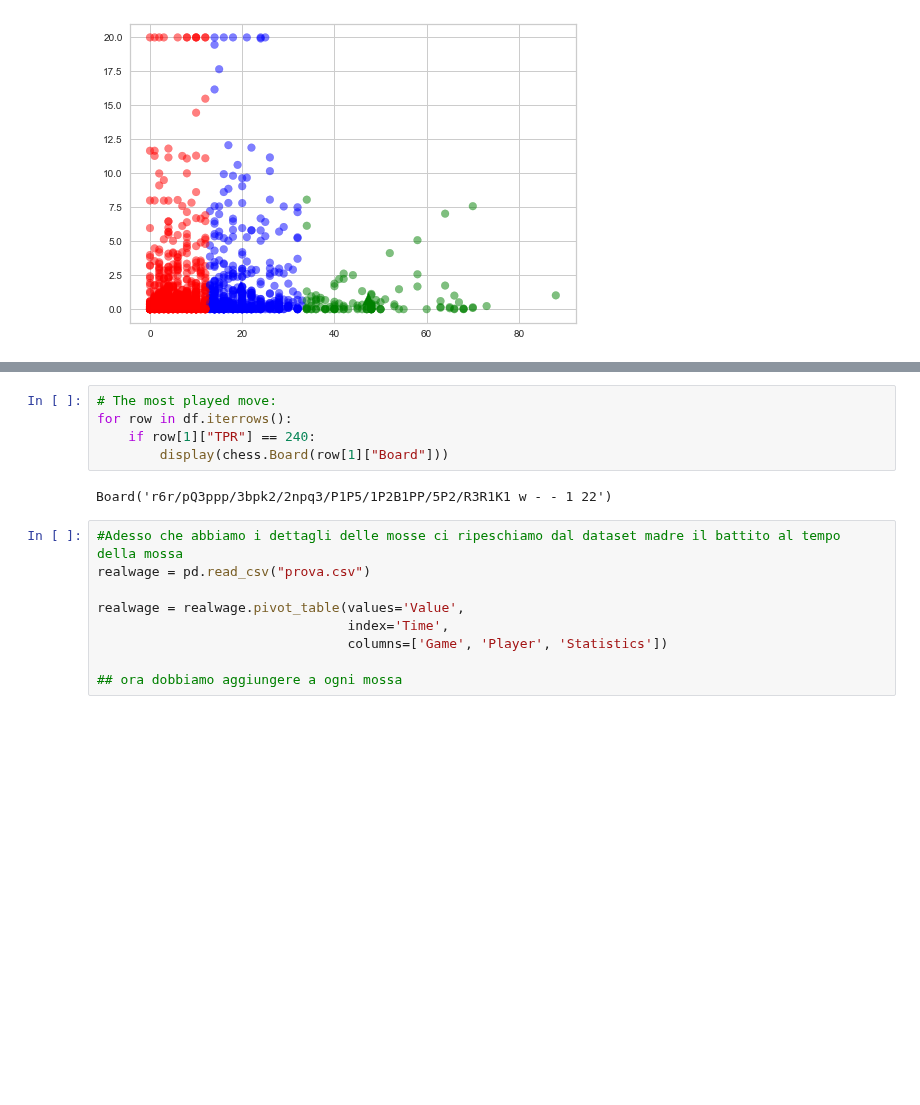
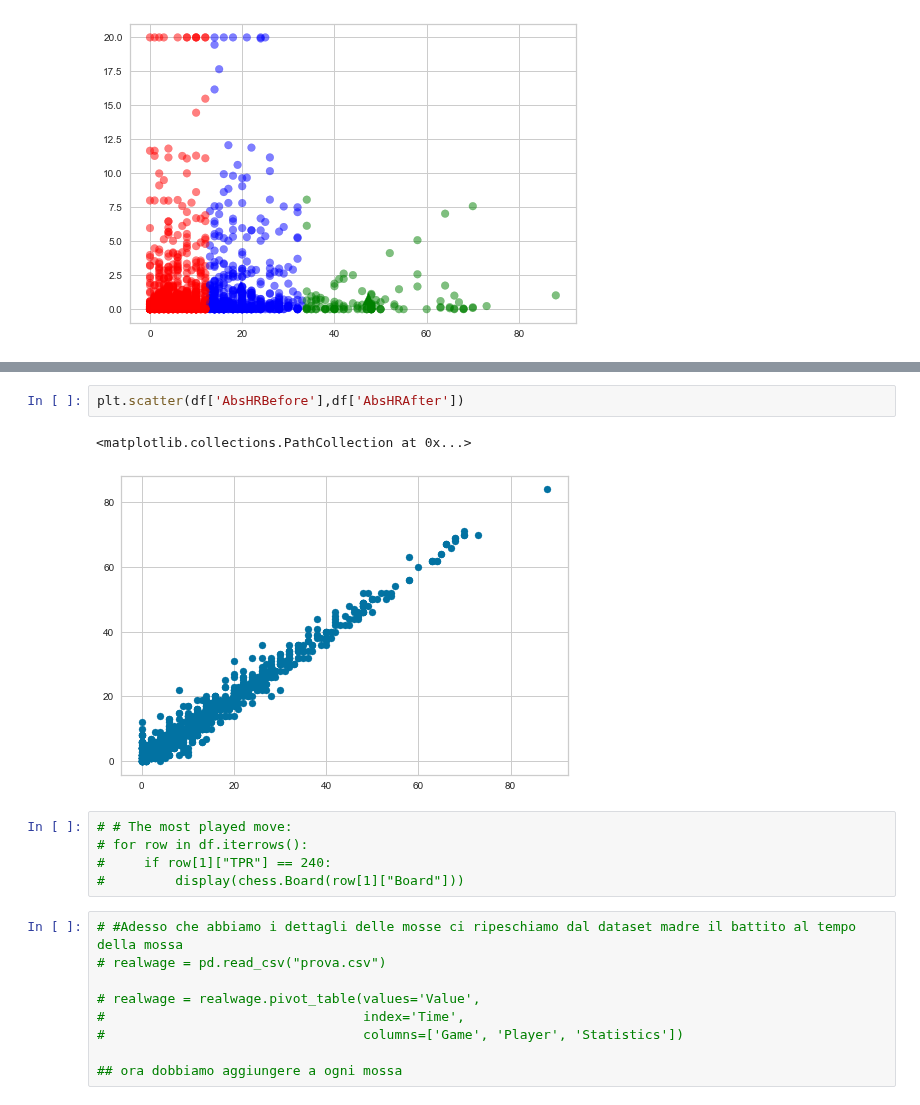
Before and after one commit to tommdim/statistics-101, a Jupyter notebook: project/src/main.ipynb, the cells around one changed output, grey strips where cells are left out. Cells and saved outputs as stored; diff of their text form; blank space fills up the shorter version.

```diff
--- a/project/src/main.ipynb
+++ b/project/src/main.ipynb
@@ -1122,17 +1208,20 @@ KeyError: 'MaxDeltaHR'
+# %%
+plt.scatter(df['AbsHRBefore'],df['AbsHRAfter'])
+# %% [output]
+<matplotlib.collections.PathCollection at 0x...>
+[figure, added]
 # %%
-# The most played move:
-for row in df.iterrows():
-    if row[1]["TPR"] == 240:
-        display(chess.Board(row[1]["Board"]))
+# # The most played move:
+# for row in df.iterrows():
+#     if row[1]["TPR"] == 240:
+#         display(chess.Board(row[1]["Board"]))
-# %% [output]
-Board('r6r/pQ3ppp/3bpk2/2npq3/P1P5/1P2B1PP/5P2/R3R1K1 w - - 1 22')
 # %%
-#Adesso che abbiamo i dettagli delle mosse ci ripeschiamo dal dataset madre il battito al tempo della mossa
-realwage = pd.read_csv("prova.csv")
+# #Adesso che abbiamo i dettagli delle mosse ci ripeschiamo dal dataset madre il battito al tempo della mossa
+# realwage = pd.read_csv("prova.csv")
 
-realwage = realwage.pivot_table(values='Value',
-                                index='Time',
-                                columns=['Game', 'Player', 'Statistics'])
+# realwage = realwage.pivot_table(values='Value',
+#                                 index='Time',
+#                                 columns=['Game', 'Player', 'Statistics'])
 
 ## ora dobbiamo aggiungere a ogni mossa
 # %%
```
Also changed, not shown: parts of 16 cells of this notebook, 1 other file.
